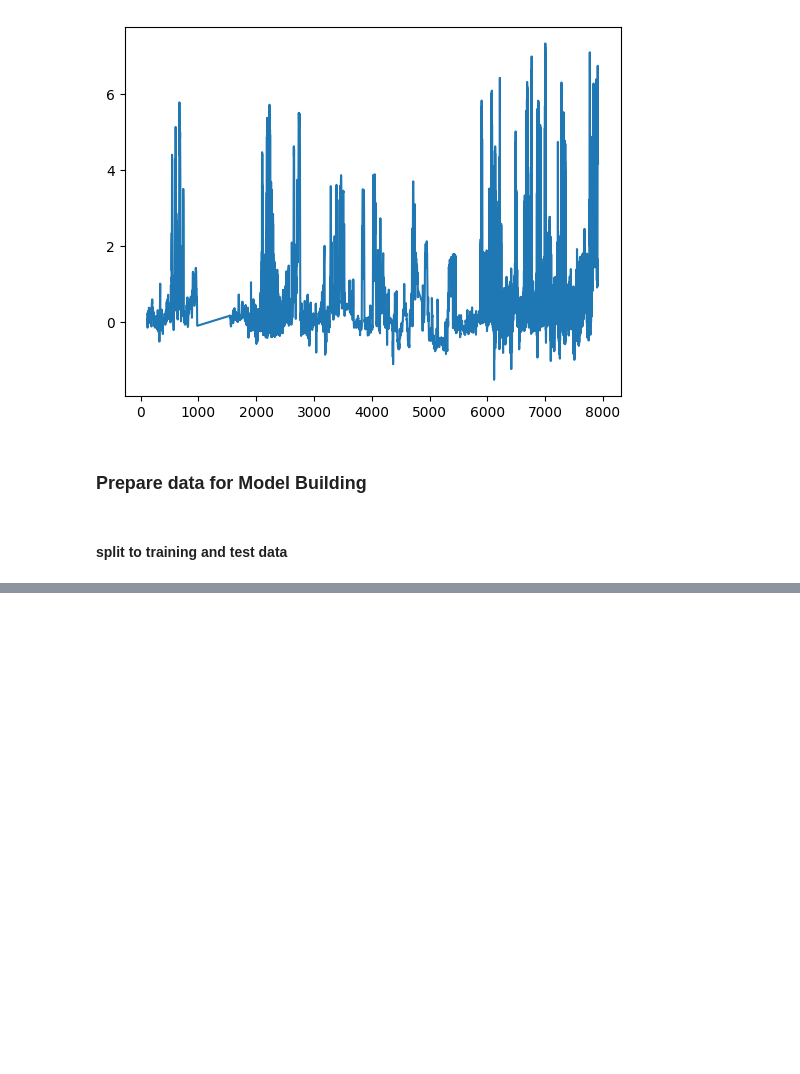
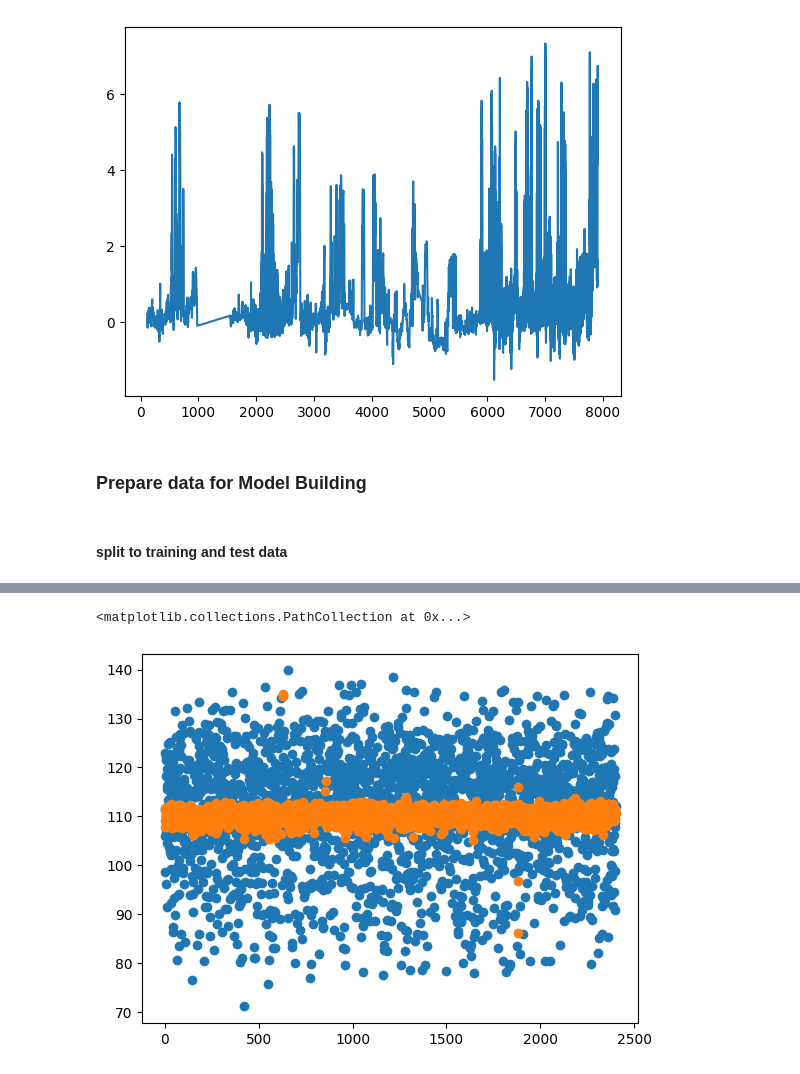
Before and after one commit to rasllimi/Undergraduate-Machine-Learning-Project, a Jupyter notebook: notebooks/ML_undergradPoj_NN.ipynb, the cells around one changed output, grey strips where cells are left out. Cells and saved outputs as stored; diff of their text form; code cells hidden in the pictures; blank space fills up the shorter version.

```diff
--- a/notebooks/ML_undergradPoj_NN.ipynb
+++ b/notebooks/ML_undergradPoj_NN.ipynb
@@ -503,0 +411,13 @@ study_lstm.optimize(objective,n_trials=50)
+# %%
+# Select target and features
+target = 'PEM2010_INPUT_DTC_ISO_1'
+features = ['Depth', 'PEM2010_INPUT_NP_1', 'PEM2010_INPUT_RHOB_1',
+            'PEM2010_INPUT_RT_1', 'PEM2010_INPUT_SWE_1', 'PEM2010_INPUT_SWT_1',
+            'PEM2010_INPUT_VCL_1']
+
+X = df_nan[features]
+y = df_nan[target]
+
+
+# Split into train and test sets
+X_train, X_test, y_train, y_test = train_test_split(X, y, test_size=0.2, random_state=42)
@@ -503,0 +465,9 @@ study_lstm.optimize(objective,n_trials=50)
+# %%
+# Standardize the features
+scaler = StandardScaler().set_output(transform='pandas')
+X_train_scaled = scaler.fit_transform(X_train)
+X_test_scaled = scaler.transform(X_test)
+
+# Reshape the data for TCN input (samples, timesteps, features)
+X_train_scaled,y_train_lstm = generate_lstm_sequences(X_train_scaled,y_train,time_steps=11)
+X_test_scaled,y_test_lstm = generate_lstm_sequences(X_test_scaled,y_test,time_steps=11)
@@ -503,0 +515,7 @@ study_lstm.optimize(objective,n_trials=50)
+# %%
+import matplotlib.pyplot as plt
+plt.scatter(np.arange(y_test_lstm.shape[0]),y_test_lstm)
+plt.scatter(np.arange(y_pred.shape[0]),y_pred)
+# %% [output]
+<matplotlib.collections.PathCollection at 0x...>
+[figure, added]
```
Also changed, not shown: parts of 30 cells of this notebook, 12 other files.
